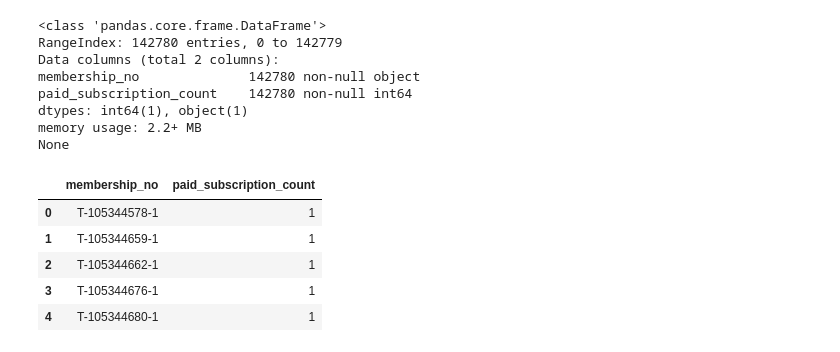
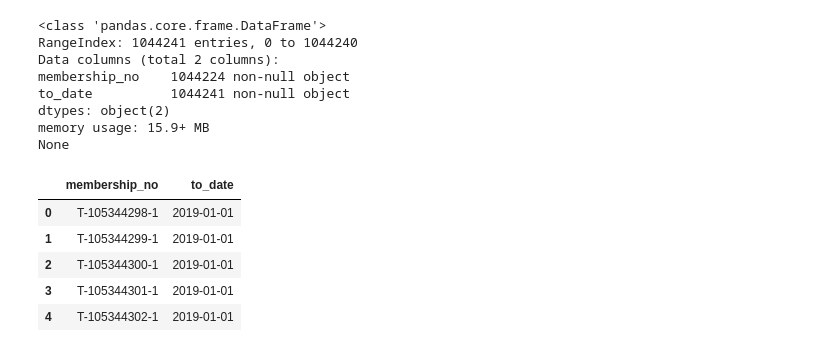
Before and after one commit to urmidebnath/database_manipulation, a Jupyter notebook: data_extract.ipynb, the cells around one changed output. Drawn from its saved outputs; the diff is of its cells as text; code cells hidden in the pictures.

```diff
--- a/data_extract.ipynb
+++ b/data_extract.ipynb
@@ -219,25 +209,24 @@ None
 # %%
-# Number of paid subscription availed in his lifetime
-q_paid = "SELECT membership_no, COUNT(DISTINCT current_product_code) AS paid_subscription_count "\
+# average duration of subscription [average_membership_duration_days datatype integer]
+q_time = "SELECT membership_no, to_date(subscription_on, 'DD/MM/YYYY') "\
             "FROM public.subscription_data "\
-            "WHERE current_product_code NOT IN ('TonicBasic', 'NonMember') "\
-            "GROUP BY membership_no "\
-            "ORDER BY membership_no;"
-paid = pd.read_sql_query(q_paid, conn)
-print(paid.info())
-paid.head()
+            "WHERE current_product_code = 'NonMember' OR previous_product_code = 'NonMember' "\
+            "ORDER BY membership_no, to_date(subscription_on, 'DD/MM/YYYY') ASC;"
+stime = pd.read_sql_query(q_time, conn)
+print(stime.info())
+stime.head()
 # %% [output]
 <class 'pandas.core.frame.DataFrame'>
-RangeIndex: 142780 entries, 0 to 142779
+RangeIndex: 1044241 entries, 0 to 1044240
 Data columns (total 2 columns):
-membership_no              142780 non-null object
-paid_subscription_count    142780 non-null int64
-dtypes: int64(1), object(1)
-memory usage: 2.2+ MB
+membership_no    1044224 non-null object
+to_date          1044241 non-null object
+dtypes: object(2)
+memory usage: 15.9+ MB
 None
-|  | membership_no | paid_subscription_count |
-| 0 | T-105344578-1 | 1 |
-| 1 | T-105344659-1 | 1 |
-| 2 | T-105344662-1 | 1 |
-| 3 | T-105344676-1 | 1 |
-| 4 | T-105344680-1 | 1 |
+|  | membership_no | to_date |
+| 0 | T-105344298-1 | 2019-01-01 |
+| 1 | T-105344299-1 | 2019-01-01 |
+| 2 | T-105344300-1 | 2019-01-01 |
+| 3 | T-105344301-1 | 2019-01-01 |
+| 4 | T-105344302-1 | 2019-01-01 |
```
Also changed, not shown: parts of 36 cells of this notebook.
